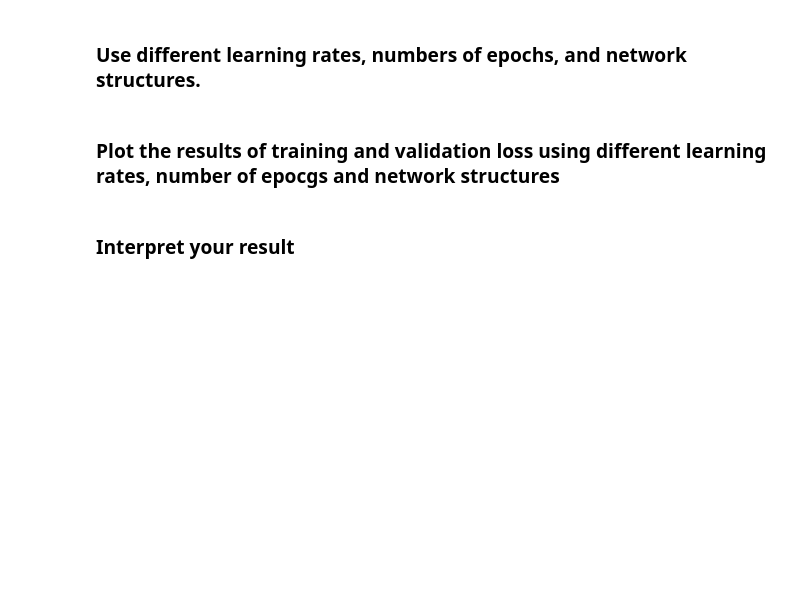
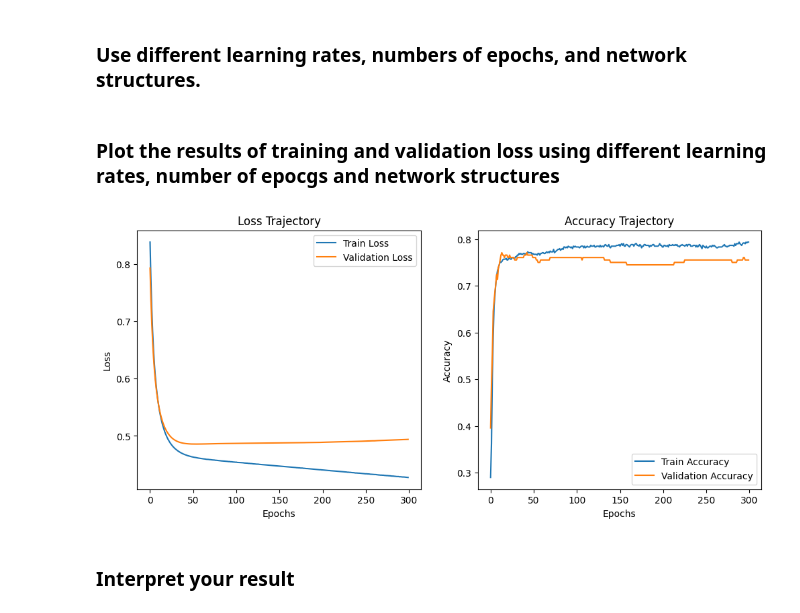
Before and after one commit to 3R3NY34G3R/CPE313---Advanced-Machine-Learning-and-Deep-Learning, a Jupyter notebook: Hands-on Activity 1.2 - Training Neural Networks.ipynb, the cells around one changed output. Saved outputs shown, nothing was run; the diff lists cells and outputs as text; code cells hidden in the pictures; blank space fills up the shorter version.

```diff
--- a/Hands-on Activity 1.2 - Training Neural Networks.ipynb
+++ b/Hands-on Activity 1.2 - Training Neural Networks.ipynb
@@ -372,7 +370,52 @@ plt.show()
 [figure]
 # %% [markdown]
 ### Use different learning rates, numbers of epochs, and network structures.
+# %%
+model1 = Sequential([
+    Dense(32, activation="tanh", input_shape=(X_train_norm.shape[1],)),
+    Dense(28, activation="tanh"),
+    Dense(16, activation="tanh"),
+    Dense(1, activation="sigmoid")
+])
+
+model1.compile(
+    optimizer=SGD(learning_rate=0.0055),
+    loss="binary_crossentropy",
+    metrics=["accuracy"]
+)
+
+run_hist1 = model1.fit(
+    X_train_norm, y_train,
+    validation_data=(X_test_norm, y_test),
+    epochs=300,
+    verbose=0
+)
 # %% [markdown]
 ### Plot the results of training and validation loss using different learning rates, number of epocgs and network structures
+# %%
+import matplotlib.pyplot as plt
+
+# Plot training vs validation loss
+plt.figure(figsize=(12,5))
+plt.subplot(1,2,1)
+plt.plot(run_hist1.history['loss'], label='Train Loss')
+plt.plot(run_hist1.history['val_loss'], label='Validation Loss')
+plt.xlabel('Epochs')
+plt.ylabel('Loss')
+plt.legend()
+plt.title('Loss Trajectory')
+
+# Plot training vs validation accuracy
+plt.subplot(1,2,2)
+plt.plot(run_hist1.history['accuracy'], label='Train Accuracy')
+plt.plot(run_hist1.history['val_accuracy'], label='Validation Accuracy')
+plt.xlabel('Epochs')
+plt.ylabel('Accuracy')
+plt.legend()
+plt.title('Accuracy Trajectory')
+
+plt.show()
+# %% [output]
+[figure, added]
 # %% [markdown]
 ### Interpret your result
```
Also changed, not shown: parts of 5 cells of this notebook.
